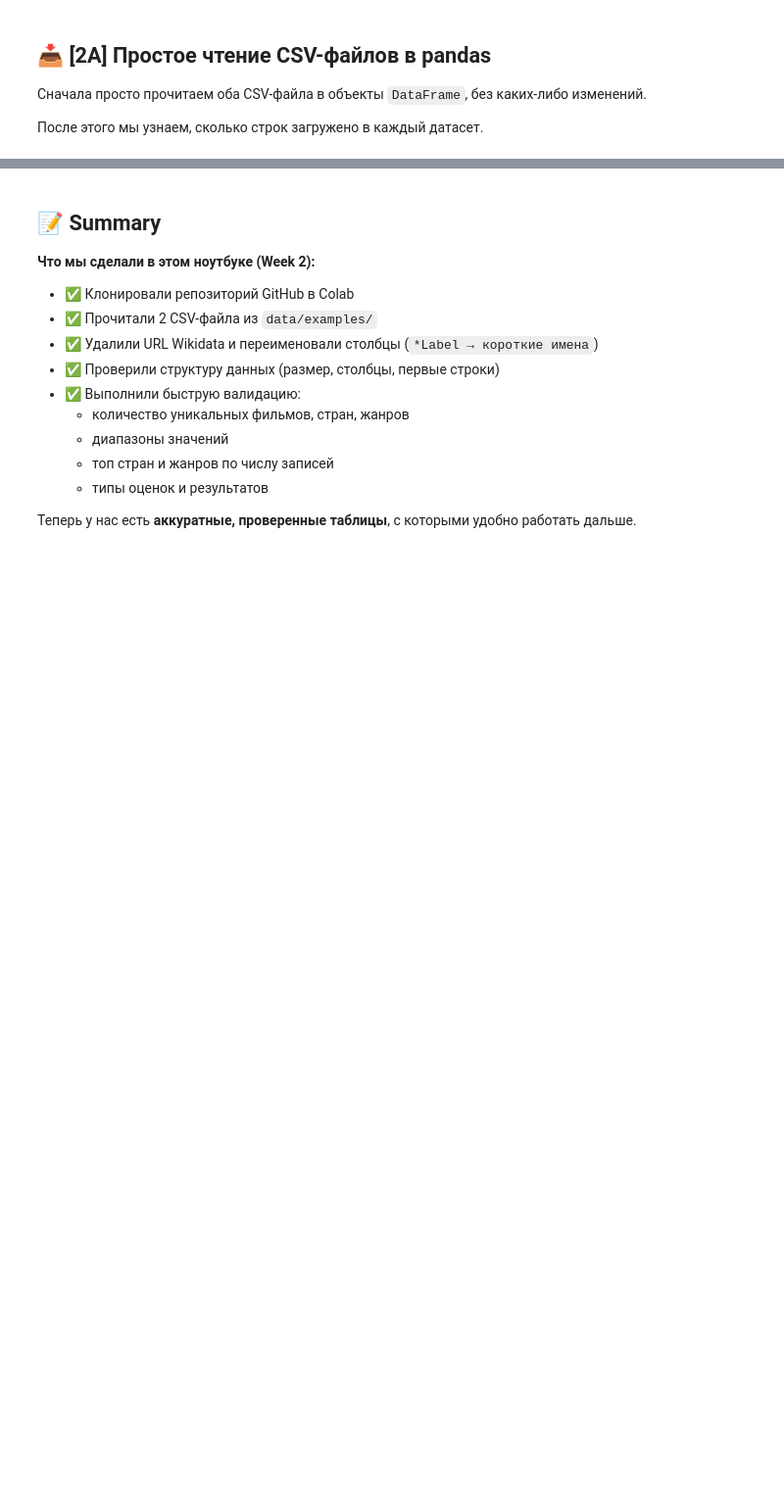
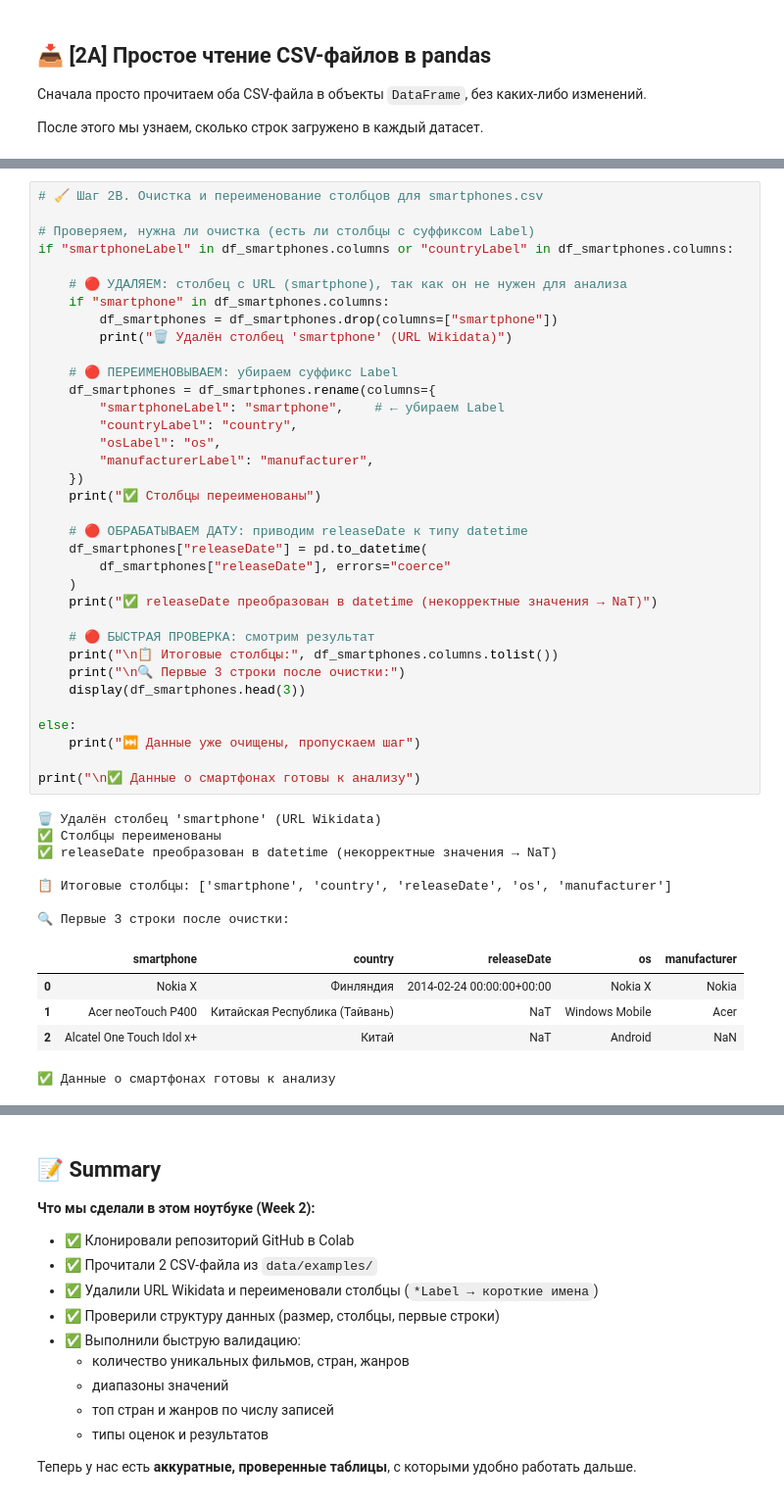
Before and after one commit to valeriachernaya/python-ai-Valeria-Chernaya, a Jupyter notebook: notebooks/week2b_read_csv.ipynb, the cells around one changed output, grey strips where cells are left out. Shown at 98% size. Cells and saved outputs as stored; diff of their text form; blank space fills up the shorter version.

```diff
--- a/notebooks/week2b_read_csv.ipynb
+++ b/notebooks/week2b_read_csv.ipynb
@@ -116,3 +88,51 @@ print("\n✅ Данные готовы к анализу")
+# %%
+# 🧹 Шаг 2B. Очистка и переименование столбцов для smartphones.csv
+
+# Проверяем, нужна ли очистка (есть ли столбцы с суффиксом Label)
+if "smartphoneLabel" in df_smartphones.columns or "countryLabel" in df_smartphones.columns:
+
+    # 🔴 УДАЛЯЕМ: столбец с URL (smartphone), так как он не нужен для анализа
+    if "smartphone" in df_smartphones.columns:
+        df_smartphones = df_smartphones.drop(columns=["smartphone"])
+        print("🗑️ Удалён столбец 'smartphone' (URL Wikidata)")
+
+    # 🔴 ПЕРЕИМЕНОВЫВАЕМ: убираем суффикс Label
+    df_smartphones = df_smartphones.rename(columns={
+        "smartphoneLabel": "smartphone",    # ← убираем Label
+        "countryLabel": "country",
+        "osLabel": "os",
+        "manufacturerLabel": "manufacturer",
+    })
+    print("✅ Столбцы переименованы")
+
+    # 🔴 ОБРАБАТЫВАЕМ ДАТУ: приводим releaseDate к типу datetime
+    df_smartphones["releaseDate"] = pd.to_datetime(
+        df_smartphones["releaseDate"], errors="coerce"
+    )
+    print("✅ releaseDate преобразован в datetime (некорректные значения → NaT)")
+
+    # 🔴 БЫСТРАЯ ПРОВЕРКА: смотрим результат
+    print("\n📋 Итоговые столбцы:", df_smartphones.columns.tolist())
+    print("\n🔍 Первые 3 строки после очистки:")
+    display(df_smartphones.head(3))
+
+else:
+    print("⏭️ Данные уже очищены, пропускаем шаг")
+
+print("\n✅ Данные о смартфонах готовы к анализу")
+# %% [output]
+🗑️ Удалён столбец 'smartphone' (URL Wikidata)
+✅ Столбцы переименованы
+✅ releaseDate преобразован в datetime (некорректные значения → NaT)
+
+📋 Итоговые столбцы: ['smartphone', 'country', 'releaseDate', 'os', 'manufacturer']
+
+🔍 Первые 3 строки после очистки:
+|  | smartphone | country | releaseDate | os | manufacturer |
+| 0 | Nokia X | Финляндия | 2014-02-24 00:00:00+00:00 | Nokia X | Nokia |
+| 1 | Acer neoTouch P400 | Китайская Республика (Тайвань) | NaT | Windows Mobile | Acer |
+| 2 | Alcatel One Touch Idol x+ | Китай | NaT | Android | NaN |
+✅ Данные о смартфонах готовы к анализу
 # %% [markdown]
 ## 🔍 [3] Обзор данных: структура и первые строки
 
```
Also changed, not shown: parts of 13 cells of this notebook.
